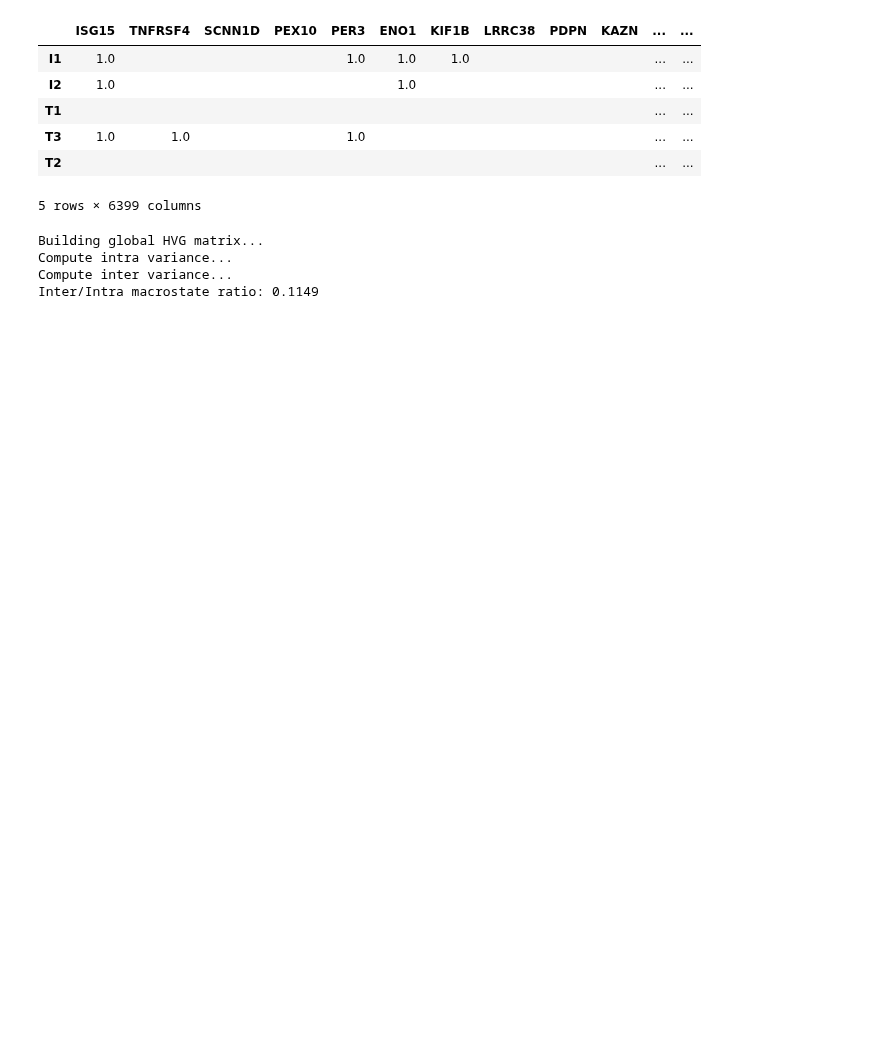
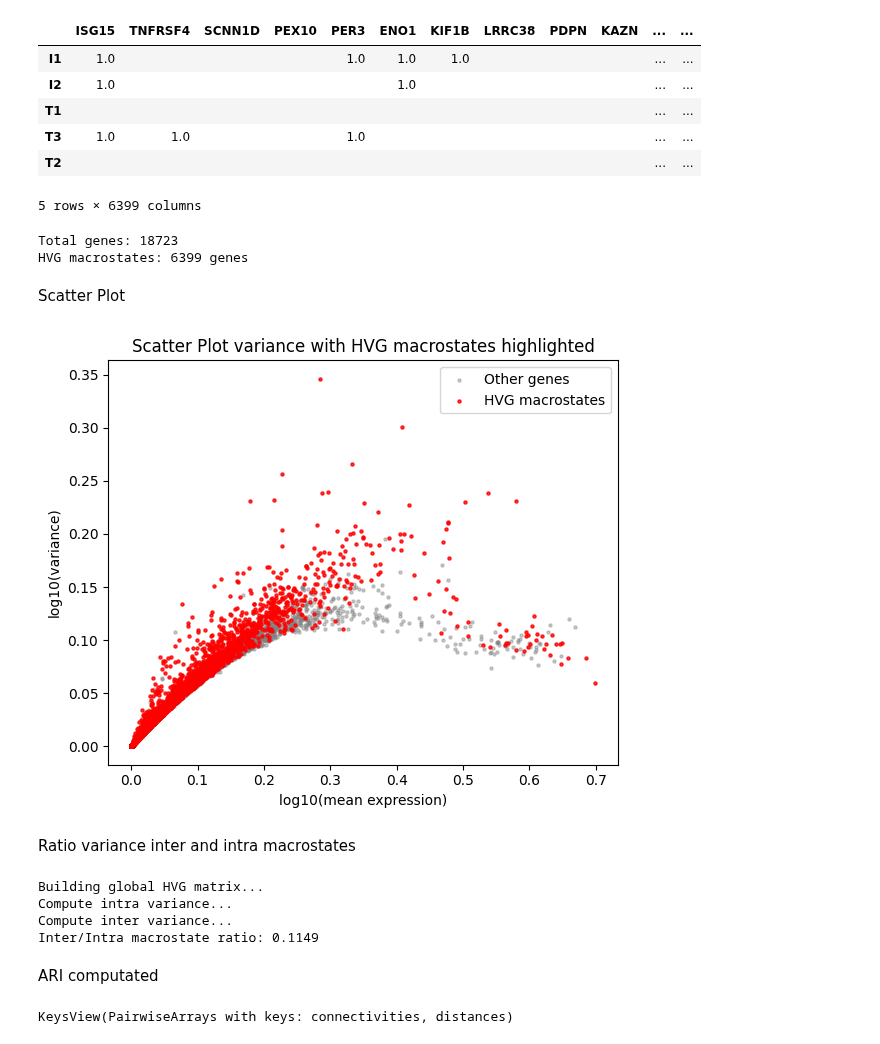
Before and after one commit to Augugustine/CITE-seq-analysis-CLL, a Jupyter notebook: 3- Boolean model/Binarization.ipynb, the cells around one changed output. Cells and saved outputs as stored; diff of their text form; code cells hidden in the pictures; blank space fills up the shorter version.

```diff
--- a/3- Boolean model/Binarization.ipynb
+++ b/3- Boolean model/Binarization.ipynb
@@ -42,17 +53,8 @@ Categories (6, object): ['I1', 'I2', 'None', 'T1', 'T2', 'T3']
 2) Binarization with scBoolSeq
 # %% [markdown]
 Binarization macrostates separately
-# %%
-adata.obs['macrostates'] = adata.obs['macrostates'].replace({
-    'other': "None",
-    'initial_1': 'I1',
-    'initial_2': 'I2',
-    'terminal_1': 'T1',
-    'terminal_2': 'T2',
-    'terminal_3': 'T3'
-})
 # %%
-mapping = {0: "I1",1: "I2",2: "T1",3: "T2",4: "T3",5: "None"}
-
-adata.obs["macrostates"] = adata.obs["macrostates"].map(mapping)
-print(adata.obs["macrostates"].unique())
+if macrostates_computed=="timepoint":
+    mapping = {0: "I1",1: "I2",2: "T1",3: "T2",4: "T3",5: "None"}
+    adata.obs["macrostates"] = adata.obs["macrostates"].map(mapping)
+    print(adata.obs["macrostates"].unique())
@@ -164,6 +150,50 @@ pd.DataFrame.from_dict(binarized_states, orient="index").fillna('')
 | T3 | 1.0 | 1.0 |  |  | 1.0 |  |  |  |  |  | ... | ... |
 | T2 |  |  |  |  |  |  |  |  |  |  | ... | ... |
 5 rows × 6399 columns
+# %%
+all_genes = adata.var_names
+hvg_mask = np.array([gene in all_hvg for gene in all_genes])
+print(f"Total genes: {len(all_genes)}")
+print(f"HVG macrostates: {hvg_mask.sum()} genes")
+# %% [output]
+Total genes: 18723
+HVG macrostates: 6399 genes
+# %% [markdown]
+Scatter Plot
+# %%
+X = adata.X.toarray() if hasattr(adata.X, "toarray") else adata.X
+
+# Mean and variance per gene
+means = np.mean(X, axis=0)      # (n_genes,)
+vars_  = np.var(X, axis=0)      # (n_genes,)
+
+log_means = np.log10(means + 1)
+log_vars  = np.log10(vars_ + 1)
+
+all_genes = adata.var_names
+hvg_mask = np.array([gene in all_hvg for gene in all_genes])
+
+# Scatter plot mean–variance
+plt.figure(figsize=(6, 5))
+plt.scatter(
+    log_means[~hvg_mask], log_vars[~hvg_mask],
+    s=5, alpha=0.4, label="Other genes",
+    c="gray")
+plt.scatter(
+    log_means[hvg_mask], log_vars[hvg_mask],
+    s=5, alpha=0.8, label="HVG macrostates",
+    c="red")
+plt.xlabel("log10(mean expression)")
+plt.ylabel("log10(variance)")
+plt.title("Scatter Plot variance with HVG macrostates highlighted")
+plt.legend()
+plt.tight_layout()
+plt.savefig(f"{output_directory}/scatterplot_macro.png", dpi=500, bbox_inches='tight')
+plt.show()
+# %% [output]
+[figure, added]
+# %% [markdown]
+Ratio variance inter and intra macrostates
 # %%
 print("Building global HVG matrix...")
 all_hvg = list(all_hvg)
@@ -197,3 +229,9 @@ Building global HVG matrix...
 Compute intra variance...
 Compute inter variance...
 Inter/Intra macrostate ratio: 0.1149
+# %% [markdown]
+ARI computated
+# %%
+adata.obsp.keys()
+# %% [output]
+KeysView(PairwiseArrays with keys: connectivities, distances)
```
Also changed, not shown: parts of 11 cells of this notebook, 1 other file.
